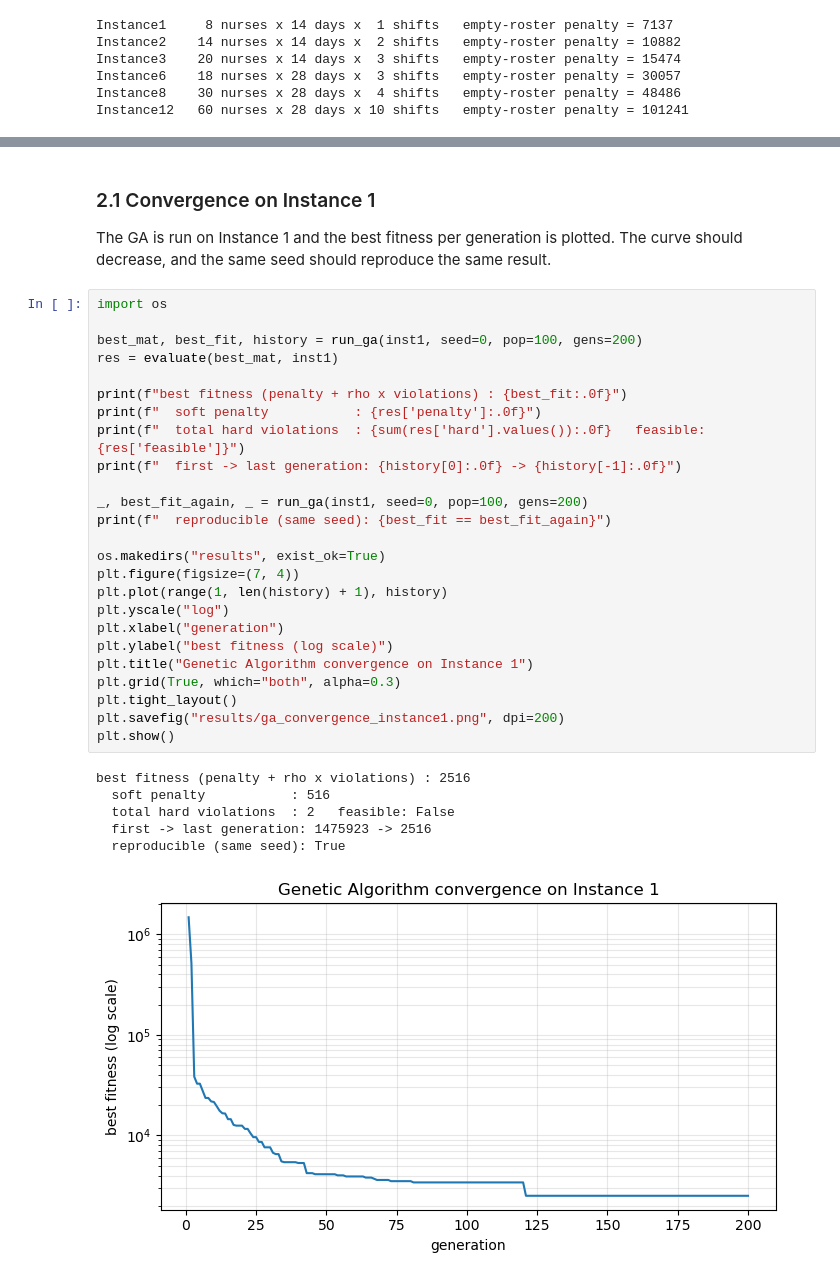
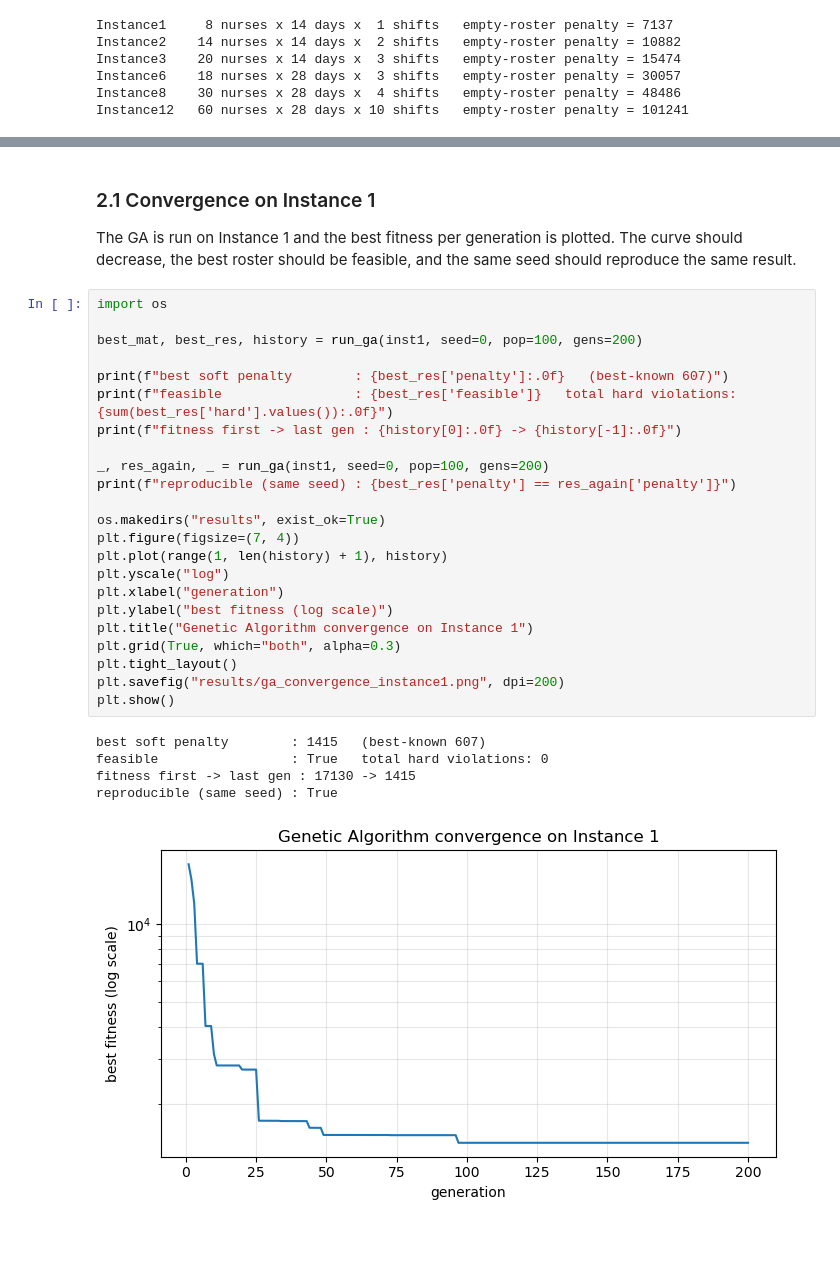
Before and after one commit to DhammikaKekulawala/IT5082_Optimization_Methods_Programming__Assignment, a Jupyter notebook: 02_ga.ipynb, the cells around one changed output, grey strips where cells are left out. Drawn from its saved outputs; the diff is of its cells as text; blank space fills up the shorter version.

Commit message:
penalty-method study and tuned GA parameters

```diff
--- a/02_ga.ipynb
+++ b/02_ga.ipynb
@@ -317,36 +363,33 @@ def run_ga(inst, seed=0, pop=100, gens=200, cxpb=0.8, mutpb=0.2, rho=1000.0, eli
 # %% [markdown]
 ### 2.1 Convergence on Instance 1
 
-The GA is run on Instance 1 and the best fitness per generation is plotted. The curve should decrease, and the same seed should reproduce the same result.
+The GA is run on Instance 1 and the best fitness per generation is plotted. The curve should decrease, the best roster should be feasible, and the same seed should reproduce the same result.
 # %%
 import os
 
-best_mat, best_fit, history = run_ga(inst1, seed=0, pop=100, gens=200)
-res = evaluate(best_mat, inst1)
+best_mat, best_res, history = run_ga(inst1, seed=0, pop=100, gens=200)
 
-print(f"best fitness (penalty + rho x violations) : {best_fit:.0f}")
-print(f"  soft penalty           : {res['penalty']:.0f}")
-print(f"  total hard violations  : {sum(res['hard'].values()):.0f}   feasible: {res['feasible']}")
-print(f"  first -> last generation: {history[0]:.0f} -> {history[-1]:.0f}")
+print(f"best soft penalty        : {best_res['penalty']:.0f}   (best-known 607)")
+print(f"feasible                 : {best_res['feasible']}   total hard violations: {sum(best_res['hard'].values()):.0f}")
+print(f"fitness first -> last gen : {history[0]:.0f} -> {history[-1]:.0f}")
 
-_, best_fit_again, _ = run_ga(inst1, seed=0, pop=100, gens=200)
-print(f"  reproducible (same seed): {best_fit == best_fit_again}")
+_, res_again, _ = run_ga(inst1, seed=0, pop=100, gens=200)
+print(f"reproducible (same seed) : {best_res['penalty'] == res_again['penalty']}")
 
 os.makedirs("results", exist_ok=True)
 plt.figure(figsize=(7, 4))
 plt.plot(range(1, len(history) + 1), history)
 plt.yscale("log")
 plt.xlabel("generation")
 plt.ylabel("best fitness (log scale)")
 plt.title("Genetic Algorithm convergence on Instance 1")
 plt.grid(True, which="both", alpha=0.3)
 plt.tight_layout()
 plt.savefig("results/ga_convergence_instance1.png", dpi=200)
 plt.show()
 # %% [output]
-best fitness (penalty + rho x violations) : 2516
-  soft penalty           : 516
-  total hard violations  : 2   feasible: False
-  first -> last generation: 1475923 -> 2516
-  reproducible (same seed): True
+best soft penalty        : 1415   (best-known 607)
+feasible                 : True   total hard violations: 0
+fitness first -> last gen : 17130 -> 1415
+reproducible (same seed) : True
-[figure, old version]
+[figure, new version]
```
Also changed, not shown: parts of 11 cells of this notebook, 1 other file.
